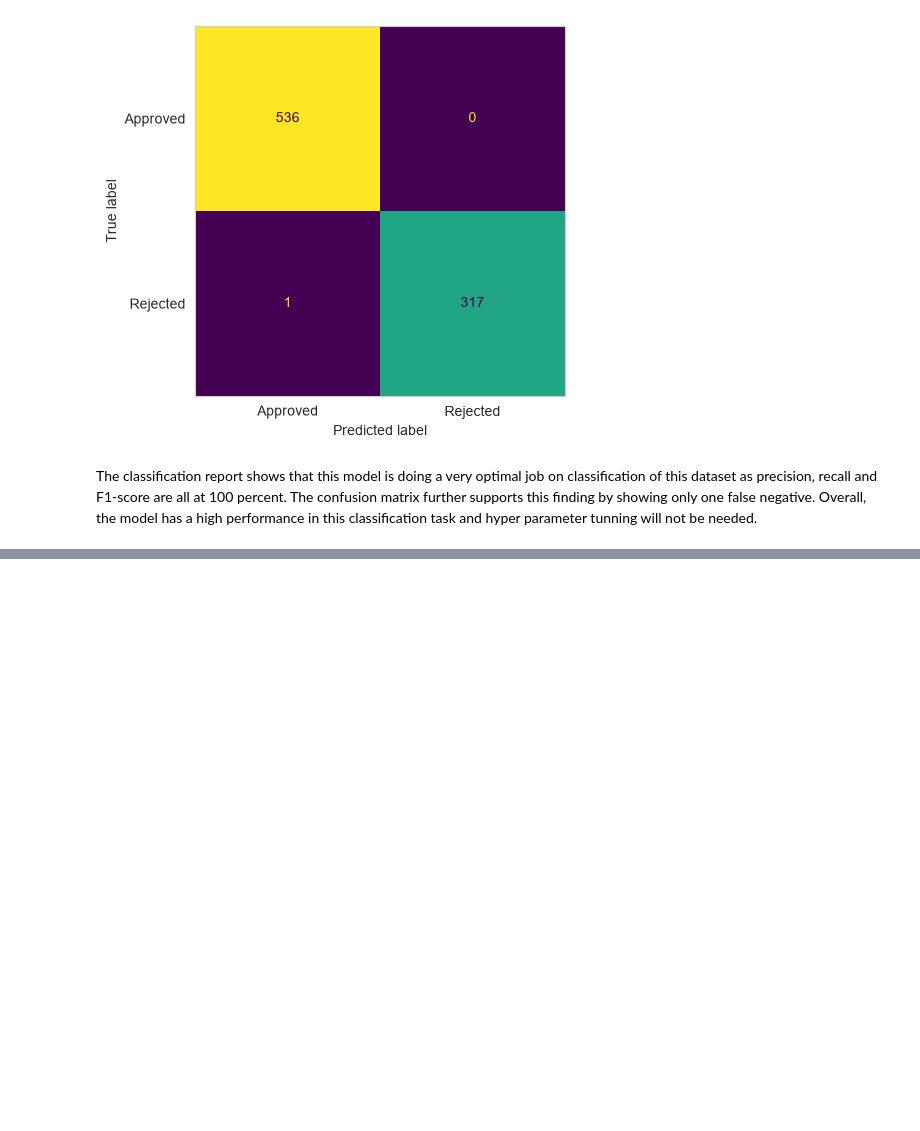
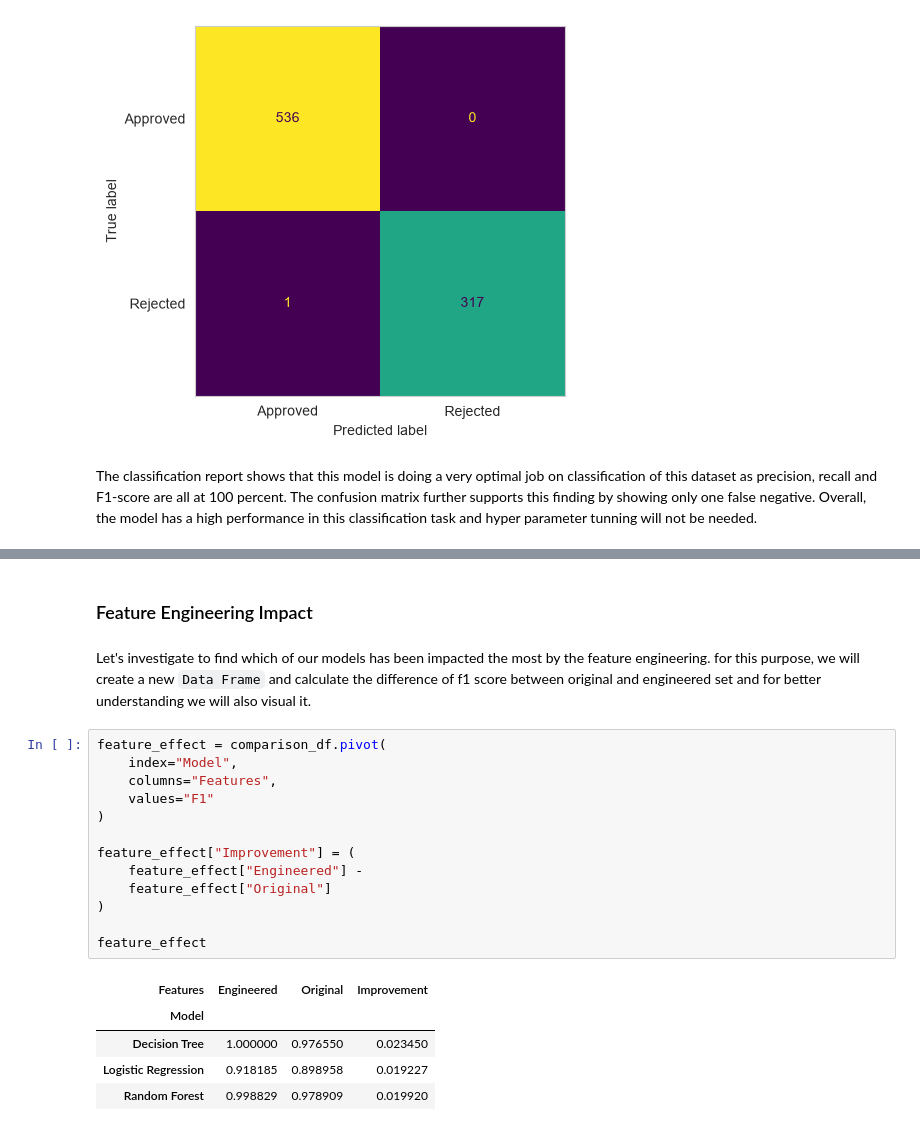
Before and after one commit to adi-afra/Loan-approval-prediction, a Jupyter notebook: notebooks/notebook.ipynb, the cells around one changed output, grey strips where cells are left out. Cells and saved outputs as stored; diff of their text form; blank space fills up the shorter version.

```diff
--- a/notebooks/notebook.ipynb
+++ b/notebooks/notebook.ipynb
@@ -884,0 +987,23 @@ The classification report shows that this model is doing a very optimal job on c
+# %% [markdown]
+### Feature Engineering Impact
+# %% [markdown]
+Let's investigate to find which of our models has been impacted the most by the feature engineering. for this purpose, we will create a new `Data Frame` and calculate the difference of f1 score between original and engineered set and for better understanding we will also visual it.
+# %%
+feature_effect = comparison_df.pivot(
+    index="Model",
+    columns="Features",
+    values="F1"
+)
+
+feature_effect["Improvement"] = (
+    feature_effect["Engineered"] -
+    feature_effect["Original"]
+)
+
+feature_effect
+# %% [output]
+| Features | Engineered | Original | Improvement |
+| Model |  |  |  |
+| Decision Tree | 1.000000 | 0.976550 | 0.023450 |
+| Logistic Regression | 0.918185 | 0.898958 | 0.019227 |
+| Random Forest | 0.998829 | 0.978909 | 0.019920 |
```
Also changed, not shown: parts of 21 cells of this notebook.
